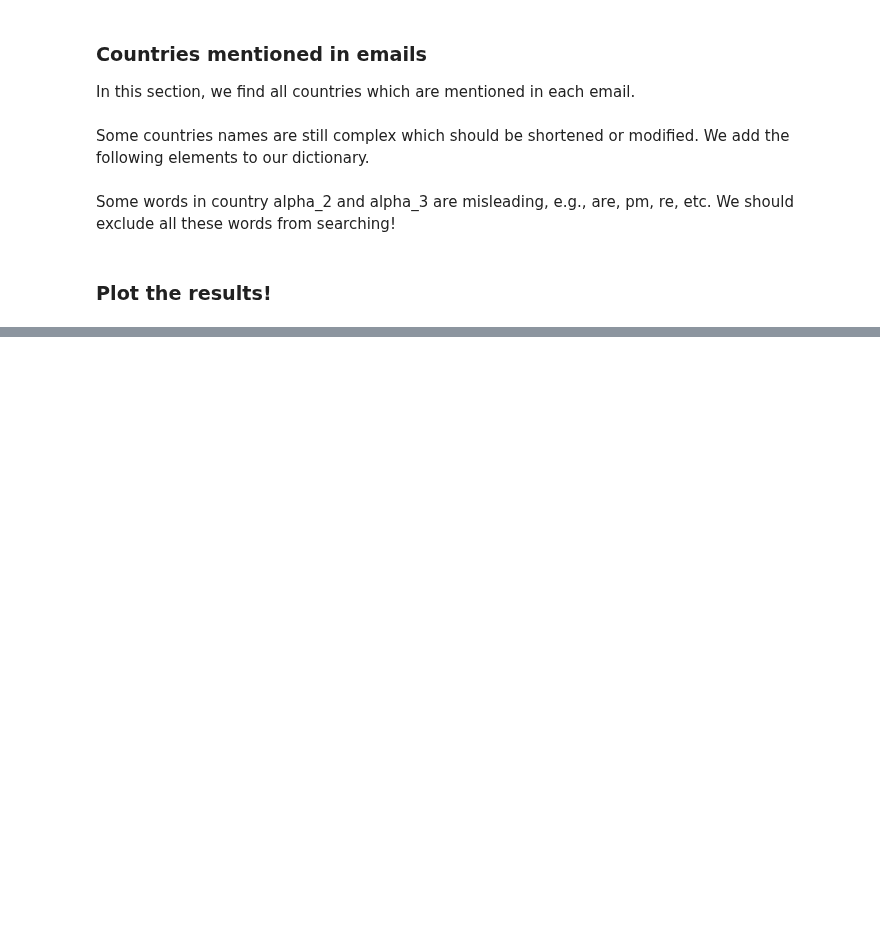
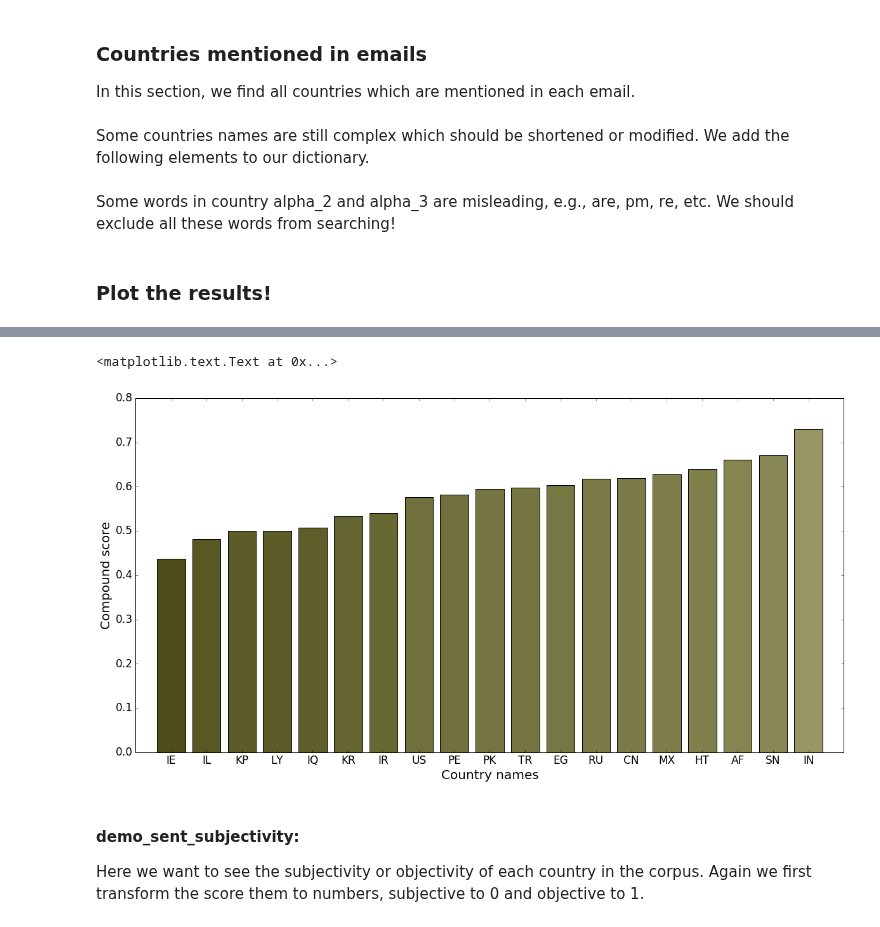
Before and after one commit to sorooshafiee/ADA-SAF, a Jupyter notebook: 05 - Taming Text/Exercise_2.ipynb, the cells around one changed output, grey strips where cells are left out. Drawn from its saved outputs; the diff is of its cells as text; code cells hidden in the pictures; blank space fills up the shorter version.

```diff
--- a/05 - Taming Text/Exercise_2.ipynb
+++ b/05 - Taming Text/Exercise_2.ipynb
@@ -150,0 +235,18 @@ countries_lst = clean_text.map(search_for_countries)
+# %%
+def thingy(x):
+    if x=='Neutral':
+        return 0.5
+    elif  x=='Negative':
+        return 0
+    elif x=='Positive':
+        return 1
+liu_hu_float_score = liu_hu_scores.map(thingy)
+# %%
+average_polar = avg_score(liu_hu_float_score)
+# %%
+# we made a dataframe of the existing information to handle better them
+data_country = pd.DataFrame({'name':list(countries_dict.keys())})
+data_country['count'] = counts
+data_country['polar'] = average_polar
+data_country = data_country.sort(['polar'])
+data_country = data_country.set_index(['name'])
@@ -150,0 +255,27 @@ countries_lst = clean_text.map(search_for_countries)
+# %%
+data_country_frequent = data_country[data_country['count']>30]
+data_country_frequent_liu = data_country_frequent
+# %%
+colors = []
+bins = np.arange(1,len(data_country_frequent)+1)
+std_polar = np.std(data_country_frequent['polar'])
+max_polar = np.max(data_country_frequent['polar'])
+for i in data_country_frequent['polar']:
+    colors.append(i)
+colors -= np.min(colors)
+#colors /= np.max(colors)
+colors_f = []
+for col in colors:
+    colors_f.append((0.3+col,0.3+col,0.1+col))
+plt.figure(figsize=(20,10))
+plt.bar(bins,data_country_frequent['polar'],color=colors_f,tick_label=data_country_frequent.index,align='center')
+plt.xticks(fontsize = 17)
+plt.yticks(fontsize = 17)
+plt.xlabel('Country names',fontsize = 20)
+plt.ylabel('Compound score',fontsize = 20)
+# %% [output]
+<matplotlib.text.Text at 0x...>
+[figure, added]
+# %% [markdown]
+#### demo_sent_subjectivity:
+Here we want to see the subjectivity or objectivity of each country in the corpus. Again we first transform the score them to numbers, subjective to 0 and objective to 1.
```
Also changed, not shown: parts of 23 cells of this notebook, 4 other files.
